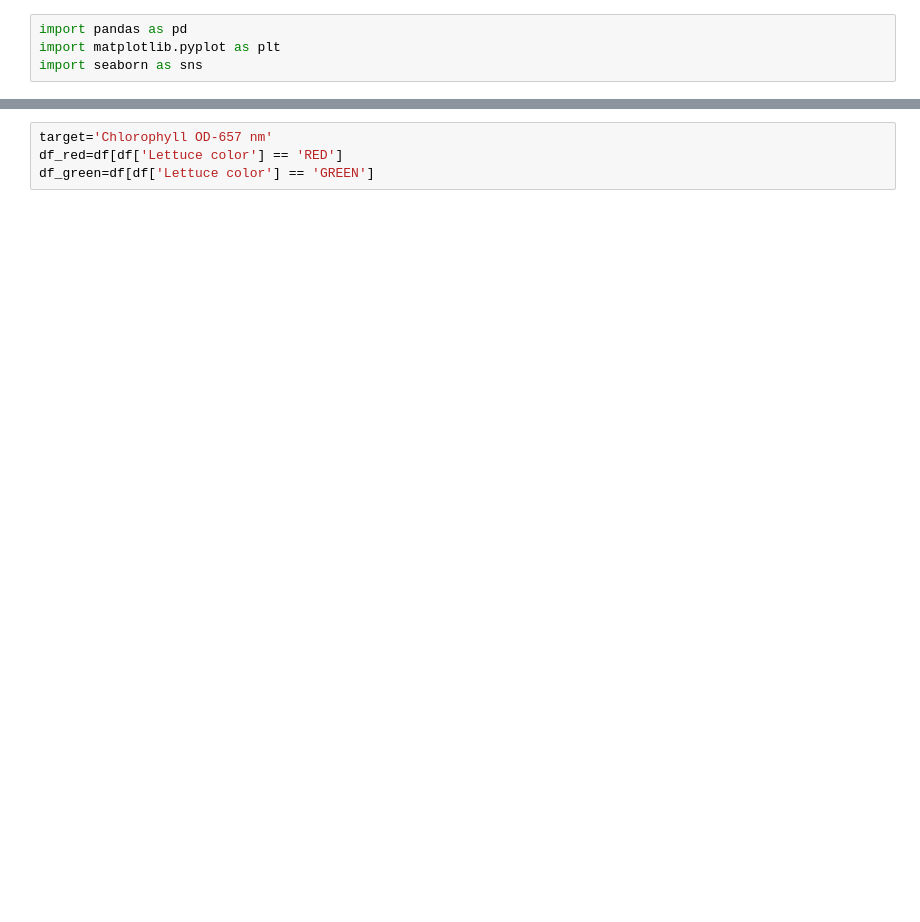
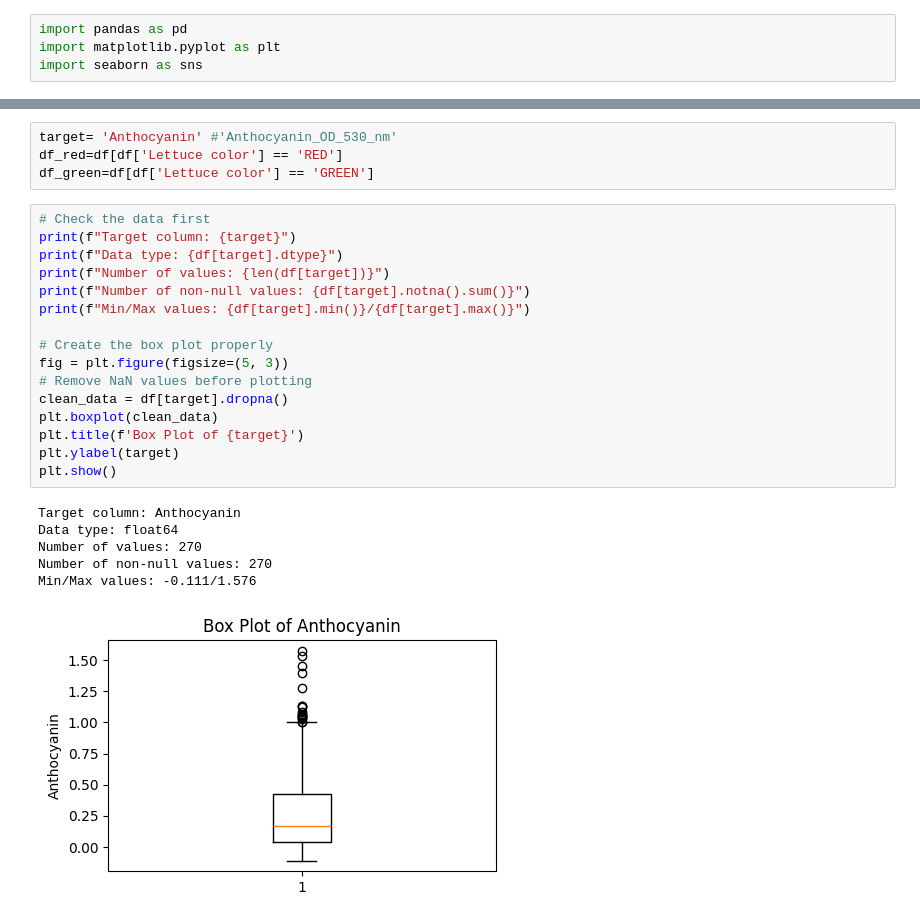
Before and after one commit to DavidBMvolcani/phenomobile, a Jupyter notebook: examples/Anthocyanin_RND1.ipynb, the cells around one changed output, grey strips where cells are left out. Saved outputs shown, nothing was run; the diff lists cells and outputs as text; blank space fills up the shorter version.

```diff
--- a/examples/Anthocyanin_RND1.ipynb
+++ b/examples/Anthocyanin_RND1.ipynb
@@ -19,6 +32,29 @@ Index(['Lettuce color', 'catalog id', 'Leaf sample weight (mg)',
        'DATE', 'Illumination'],
       dtype='str')
 # %%
-target='Chlorophyll OD-657 nm'
+target= 'Anthocyanin' #'Anthocyanin_OD_530_nm'
 df_red=df[df['Lettuce color'] == 'RED']
 df_green=df[df['Lettuce color'] == 'GREEN']
+# %%
+# Check the data first
+print(f"Target column: {target}")
+print(f"Data type: {df[target].dtype}")
+print(f"Number of values: {len(df[target])}")
+print(f"Number of non-null values: {df[target].notna().sum()}")
+print(f"Min/Max values: {df[target].min()}/{df[target].max()}")
+
+# Create the box plot properly
+fig = plt.figure(figsize=(5, 3))
+# Remove NaN values before plotting
+clean_data = df[target].dropna()
+plt.boxplot(clean_data)
+plt.title(f'Box Plot of {target}')
+plt.ylabel(target)
+plt.show()
+# %% [output]
+Target column: Anthocyanin
+Data type: float64
+Number of values: 270
+Number of non-null values: 270
+Min/Max values: -0.111/1.576
+[figure, added]
```
Also changed, not shown: parts of 11 cells of this notebook, 36 other files.
